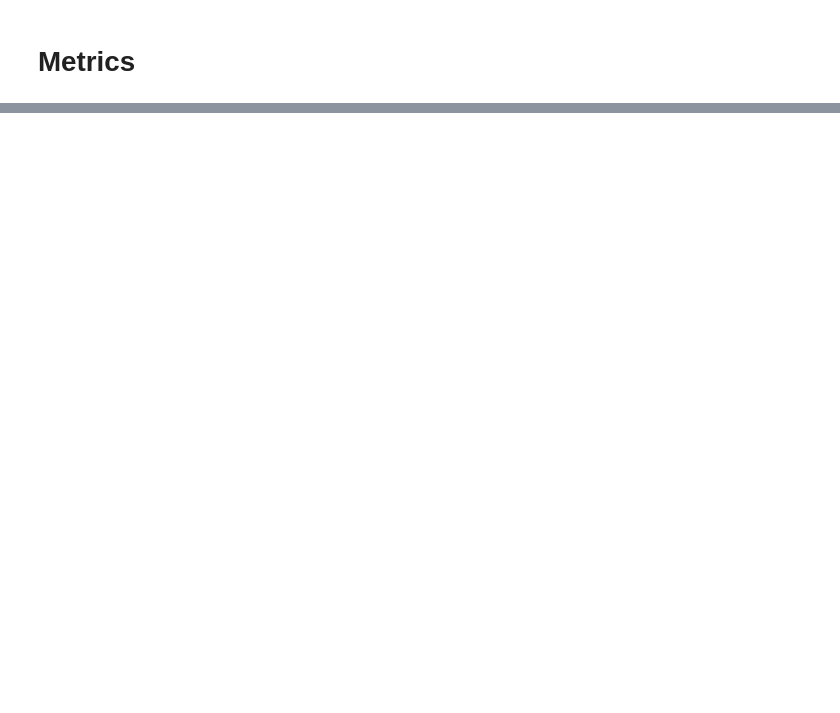
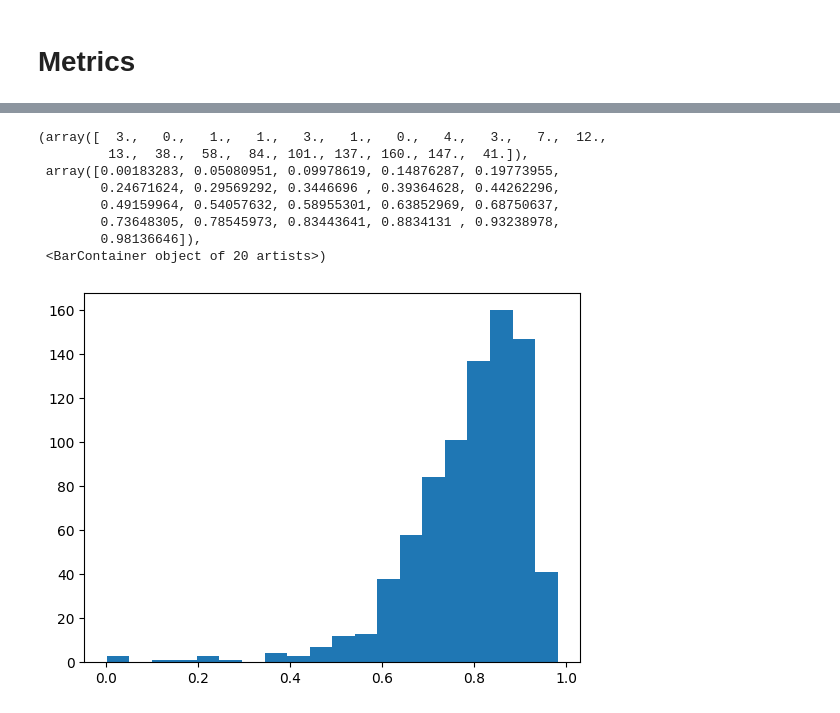
Before and after one commit to Coding-Rod/crime_detection, a Jupyter notebook: ai/reports/Metrics.ipynb, the cells around one changed output, grey strips where cells are left out. Saved outputs shown, nothing was run; the diff lists cells and outputs as text; code cells hidden in the pictures; blank space fills up the shorter version.

```diff
--- a/ai/reports/Metrics.ipynb
+++ b/ai/reports/Metrics.ipynb
@@ -142,0 +22,3 @@ F1-score: 0.907081403399546
+# %%
+DATA_SET_PATH = '/media/rodri/Files/Datasets/Roboflow_v11/Dataset'
+DATA_SET_PATH
@@ -142,0 +649,3 @@ F1-score: 0.907081403399546
+# %%
+df = pd.read_csv(os.path.join(DATA_SET_PATH, 'metrics', 'merged.csv'))
+df.head()
@@ -142,0 +659,14 @@ F1-score: 0.907081403399546
+# %%
+# IoU Histogram
+iou_no_zeros = [x for x in df['iou'] if x > 0]
+plt.hist(iou_no_zeros, bins=20)
+# %% [output]
+(array([  3.,   0.,   1.,   1.,   3.,   1.,   0.,   4.,   3.,   7.,  12.,
+         13.,  38.,  58.,  84., 101., 137., 160., 147.,  41.]),
+ array([0.00183283, 0.05080951, 0.09978619, 0.14876287, 0.19773955,
+        0.24671624, 0.29569292, 0.3446696 , 0.39364628, 0.44262296,
+        0.49159964, 0.54057632, 0.58955301, 0.63852969, 0.68750637,
+        0.73648305, 0.78545973, 0.83443641, 0.8834131 , 0.93238978,
+        0.98136646]),
+ <BarContainer object of 20 artists>)
+[figure, added]
```
Also changed, not shown: parts of 55 cells of this notebook, 2 other files.
